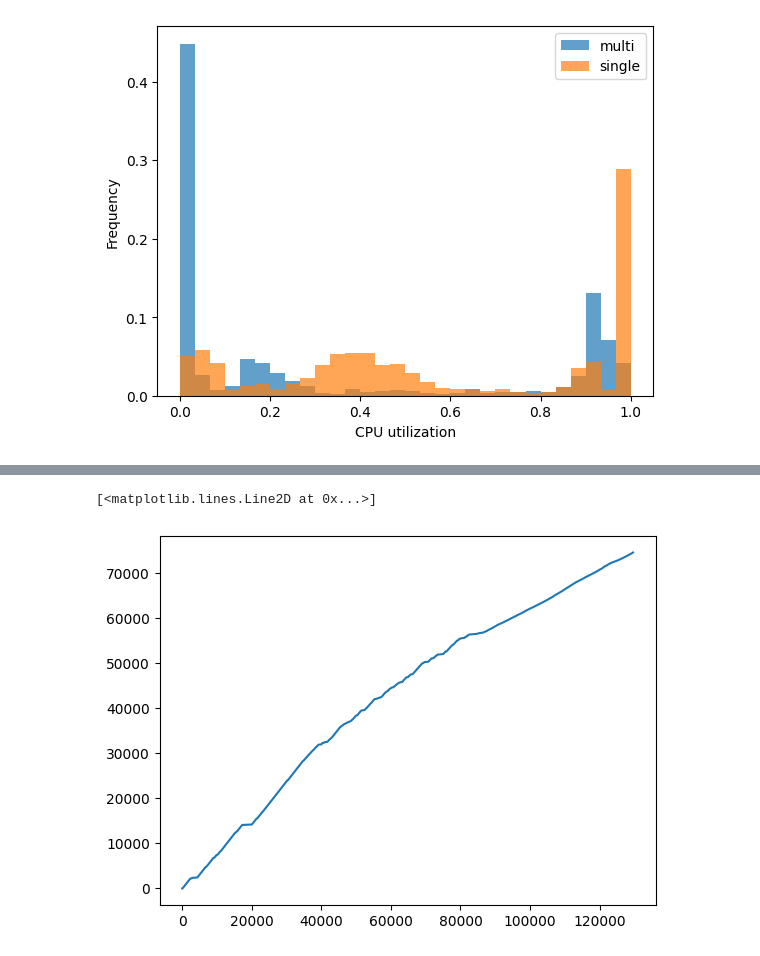
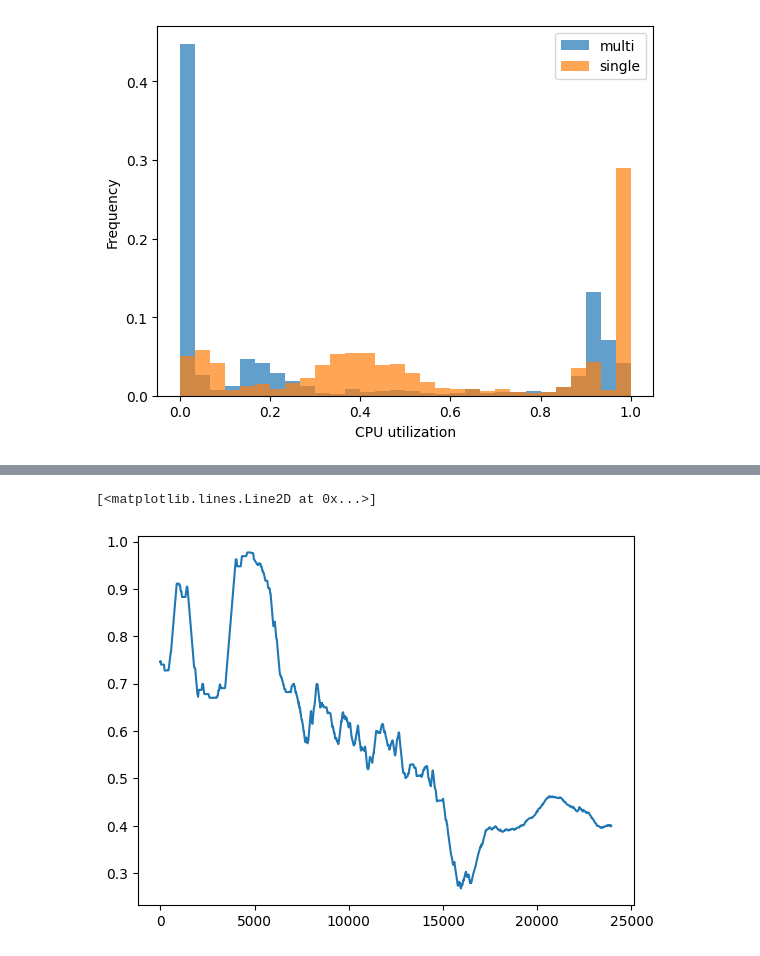
Before and after one commit to DanteNiewenhuis/opendc, a Jupyter notebook: opendc-experiments/opendc-experiments-greenifier/src/main/Python_scripts/OpenDCdemo.ipynb, the cells around one changed output, grey strips where cells are left out. Drawn from its saved outputs; the diff is of its cells as text; code cells hidden in the pictures.

```diff
--- a/opendc-experiments/opendc-experiments-greenifier/src/main/Python_scripts/OpenDCdemo.ipynb
+++ b/opendc-experiments/opendc-experiments-greenifier/src/main/Python_scripts/OpenDCdemo.ipynb
@@ -326,5 +198,11 @@ for util in utilization:
-# %%
-plt.plot(sum_util)
-# %% [output]
-[<matplotlib.lines.Line2D at 0x...>]
-[figure, removed]
+# %%
+window = 2000
+avg_utilization = []
+
+for ind in range(len(utilization) - window + 1):
+    avg_utilization.append(np.mean(utilization[ind:ind+window]))
+
+plt.plot(avg_utilization)
+# %% [output]
+[<matplotlib.lines.Line2D at 0x...>]
+[figure, added]
```
Also changed, not shown: parts of 29 cells of this notebook, 4 other files.
